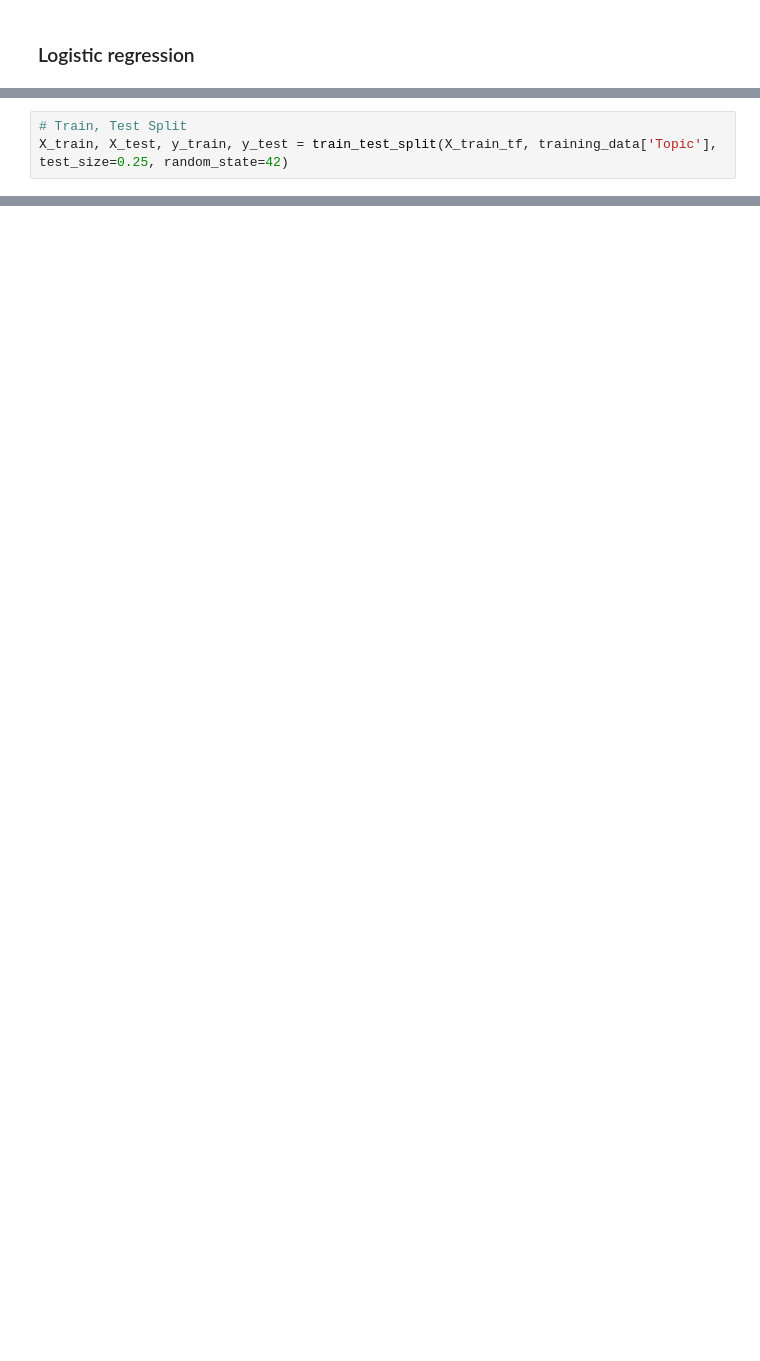
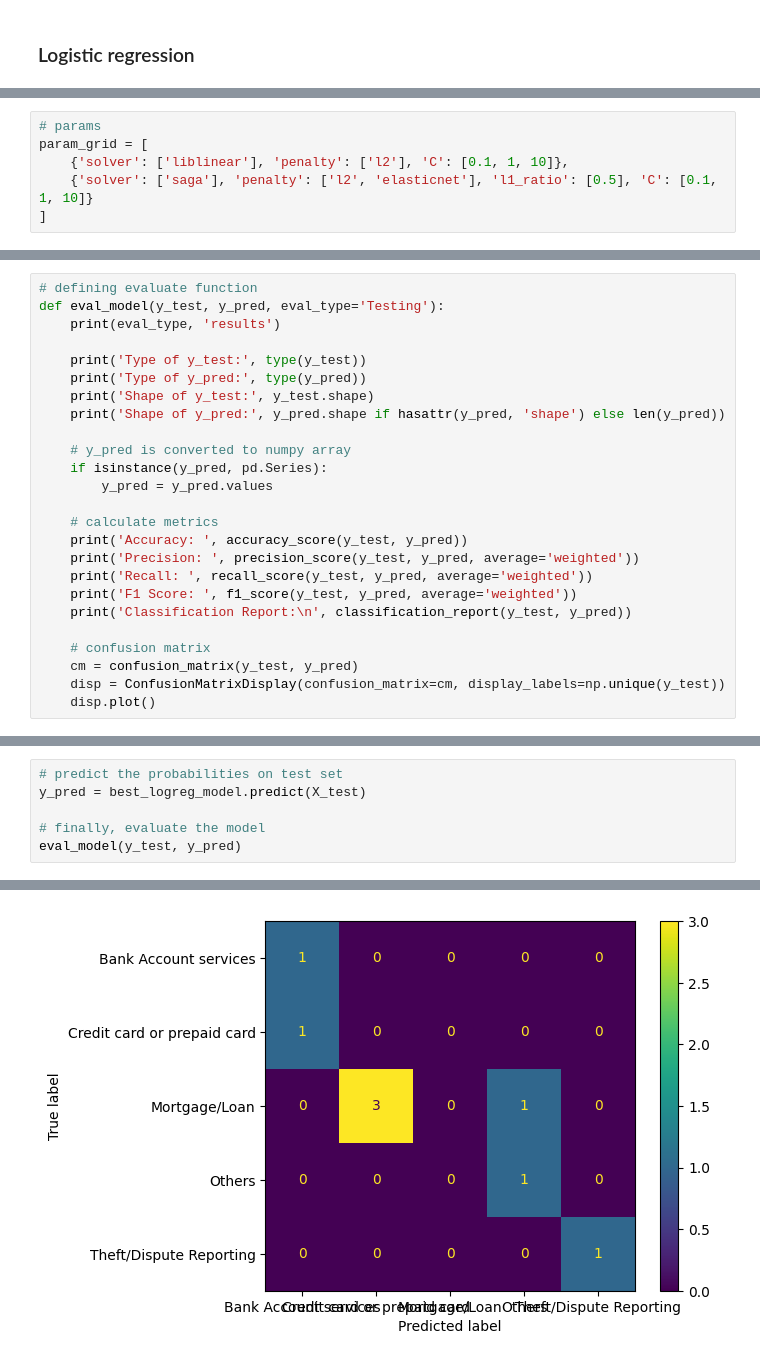
Before and after one commit to mayur200/automatic-ticket-classification-nlp, a Jupyter notebook: Automatic_Ticket_Classification_Assignment.ipynb, the cells around one changed output, grey strips where cells are left out. Saved outputs shown, nothing was run; the diff lists cells and outputs as text; blank space fills up the shorter version.

```diff
--- a/Automatic_Ticket_Classification_Assignment.ipynb
+++ b/Automatic_Ticket_Classification_Assignment.ipynb
@@ -942,3 +916,0 @@ Precision and F-score are ill-defined and being set to 0.0 in labels with no pre
-# %%
-# Train, Test Split
-X_train, X_test, y_train, y_test = train_test_split(X_train_tf, training_data['Topic'], test_size=0.25, random_state=42)
@@ -979,0 +920,6 @@ logreg_hpt.score(X_test, y_test)
+# %%
+# params
+param_grid = [
+    {'solver': ['liblinear'], 'penalty': ['l2'], 'C': [0.1, 1, 10]},
+    {'solver': ['saga'], 'penalty': ['l2', 'elasticnet'], 'l1_ratio': [0.5], 'C': [0.1, 1, 10]}
+]
@@ -979,0 +968,25 @@ logreg_hpt.score(X_test, y_test)
+# %%
+# defining evaluate function
+def eval_model(y_test, y_pred, eval_type='Testing'):
+    print(eval_type, 'results')
+
+    print('Type of y_test:', type(y_test))
+    print('Type of y_pred:', type(y_pred))
+    print('Shape of y_test:', y_test.shape)
+    print('Shape of y_pred:', y_pred.shape if hasattr(y_pred, 'shape') else len(y_pred))
+
+    # y_pred is converted to numpy array
+    if isinstance(y_pred, pd.Series):
+        y_pred = y_pred.values
+
+    # calculate metrics
+    print('Accuracy: ', accuracy_score(y_test, y_pred))
+    print('Precision: ', precision_score(y_test, y_pred, average='weighted'))
+    print('Recall: ', recall_score(y_test, y_pred, average='weighted'))
+    print('F1 Score: ', f1_score(y_test, y_pred, average='weighted'))
+    print('Classification Report:\n', classification_report(y_test, y_pred))
+
+    # confusion matrix
+    cm = confusion_matrix(y_test, y_pred)
+    disp = ConfusionMatrixDisplay(confusion_matrix=cm, display_labels=np.unique(y_test))
+    disp.plot()
@@ -979,0 +995,7 @@ logreg_hpt.score(X_test, y_test)
+# %%
+# predict the probabilities on test set
+y_pred = best_logreg_model.predict(X_test)
+
+# finally, evaluate the model
+eval_model(y_test, y_pred)
+# %% [output]
@@ -979,0 +1029 @@ logreg_hpt.score(X_test, y_test)
+[figure, added]
```
Also changed, not shown: parts of 63 cells of this notebook.
